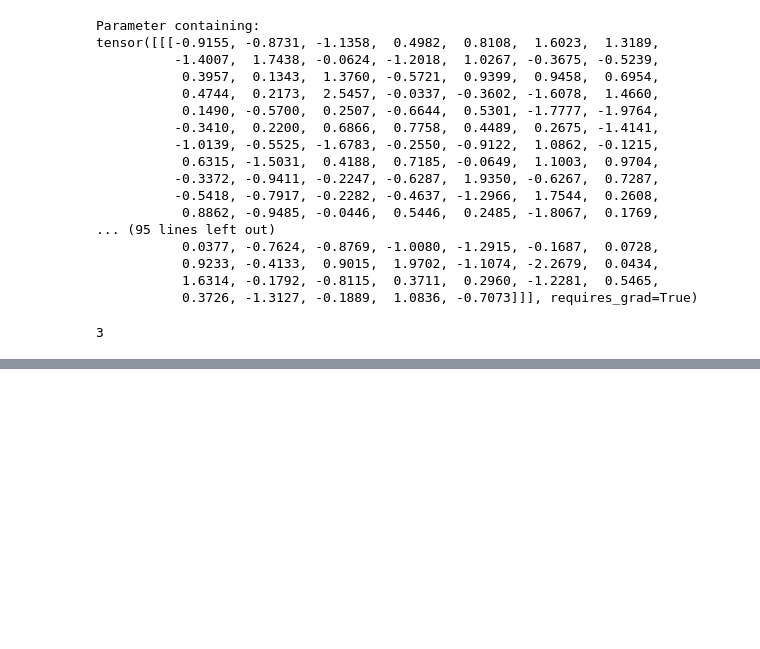
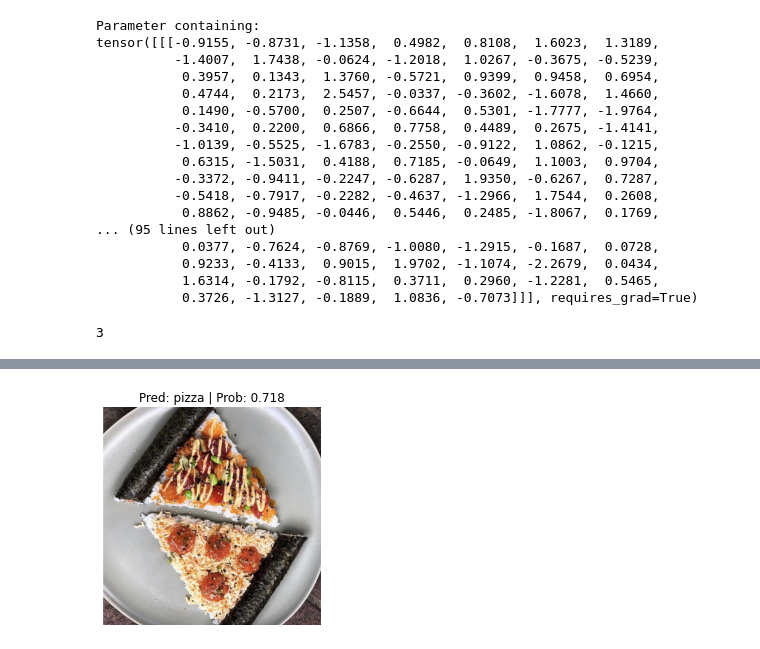
Before and after one commit to kevbuh/transformer, a Jupyter notebook: vit.ipynb, the cells around one changed output, grey strips where cells are left out. Drawn from its saved outputs; the diff is of its cells as text; code cells hidden in the pictures; blank space fills up the shorter version.

```diff
--- a/vit.ipynb
+++ b/vit.ipynb
@@ -401,0 +656,20 @@ len(class_names)
+# %%
+# Setup custom image path
+custom_image_path = image_path / "04-pizzaa-dad.jpeg"
+
+# Download the image if it doesn't already exist
+if not custom_image_path.is_file():
+    with open(custom_image_path, "wb") as f:
+        # When downloading from GitHub, need to use the "raw" file link
+        request = requests.get(
+            "https://cdn.vox-cdn.com/thumbor/z8j8smc8QMQ0Opn1UK7fAyurwto=/1400x1400/filters:format(jpeg)/cdn.vox-cdn.com/uploads/chorus_asset/file/13274183/unnamed.jpg")
+        print(f"Downloading {custom_image_path}...")
+        f.write(request.content)
+else:
+    print(f"{custom_image_path} already exists, skipping download.")
+
+# Predict on custom image
+pred_and_plot_image(model=pretrained_vit,
+                    image_path=custom_image_path,
+                    class_names=class_names)
+# %% [output]
@@ -401,0 +677 @@ len(class_names)
+[figure, added]
```
Also changed, not shown: parts of 27 cells of this notebook, 6 other files.
